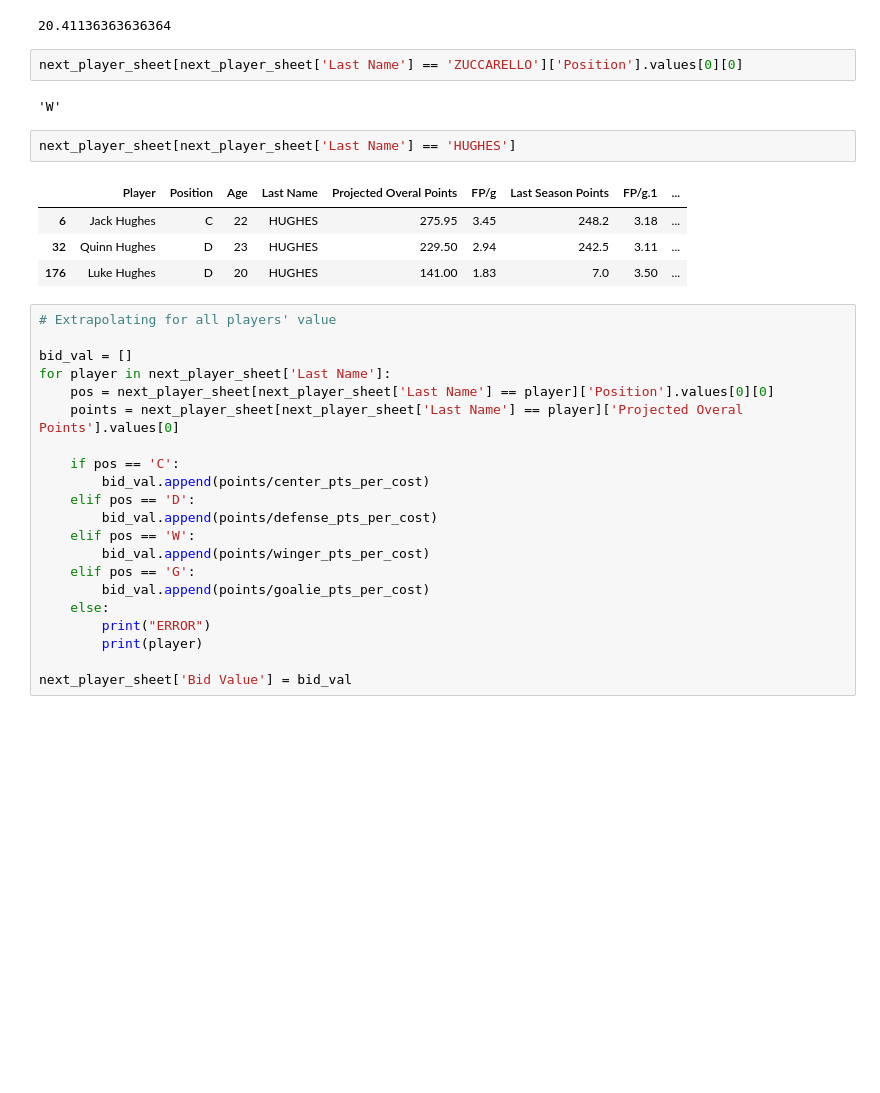
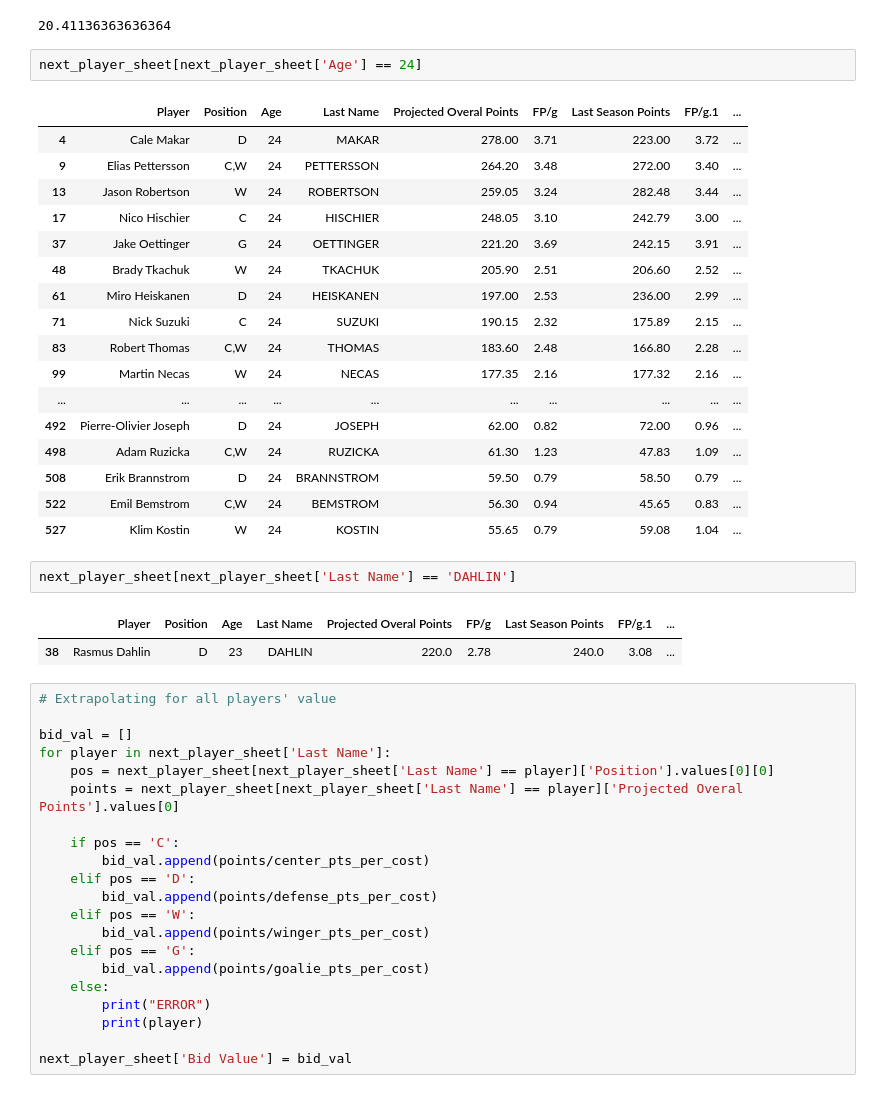
Before and after one commit to GeorgeDave/Fantasy, a Jupyter notebook: manager_price_predictor_experimentation.ipynb, the cells around one changed output. Saved outputs shown, nothing was run; the diff lists cells and outputs as text; blank space fills up the shorter version.

```diff
--- a/manager_price_predictor_experimentation.ipynb
+++ b/manager_price_predictor_experimentation.ipynb
@@ -626,17 +616,31 @@ W Zach_Hyman | Pred points: 179.7  | Pred price: 16
 print(winger_pts_per_cost)
 # %% [output]
 20.41136363636364
+# %%
+next_player_sheet[next_player_sheet['Age'] == 24]
+# %% [output]
+|  | Player | Position | Age | Last Name | Projected Overal Points | FP/g | Last Season Points | FP/g.1 | ... |
+| 4 | Cale Makar | D | 24 | MAKAR | 278.00 | 3.71 | 223.00 | 3.72 | ... |
+| 9 | Elias Pettersson | C,W | 24 | PETTERSSON | 264.20 | 3.48 | 272.00 | 3.40 | ... |
+| 13 | Jason Robertson | W | 24 | ROBERTSON | 259.05 | 3.24 | 282.48 | 3.44 | ... |
+| 17 | Nico Hischier | C | 24 | HISCHIER | 248.05 | 3.10 | 242.79 | 3.00 | ... |
+| 37 | Jake Oettinger | G | 24 | OETTINGER | 221.20 | 3.69 | 242.15 | 3.91 | ... |
+| 48 | Brady Tkachuk | W | 24 | TKACHUK | 205.90 | 2.51 | 206.60 | 2.52 | ... |
+| 61 | Miro Heiskanen | D | 24 | HEISKANEN | 197.00 | 2.53 | 236.00 | 2.99 | ... |
+| 71 | Nick Suzuki | C | 24 | SUZUKI | 190.15 | 2.32 | 175.89 | 2.15 | ... |
+| 83 | Robert Thomas | C,W | 24 | THOMAS | 183.60 | 2.48 | 166.80 | 2.28 | ... |
+| 99 | Martin Necas | W | 24 | NECAS | 177.35 | 2.16 | 177.32 | 2.16 | ... |
+| ... | ... | ... | ... | ... | ... | ... | ... | ... | ... |
+| 492 | Pierre-Olivier Joseph | D | 24 | JOSEPH | 62.00 | 0.82 | 72.00 | 0.96 | ... |
+| 498 | Adam Ruzicka | C,W | 24 | RUZICKA | 61.30 | 1.23 | 47.83 | 1.09 | ... |
+| 508 | Erik Brannstrom | D | 24 | BRANNSTROM | 59.50 | 0.79 | 58.50 | 0.79 | ... |
+| 522 | Emil Bemstrom | C,W | 24 | BEMSTROM | 56.30 | 0.94 | 45.65 | 0.83 | ... |
+| 527 | Klim Kostin | W | 24 | KOSTIN | 55.65 | 0.79 | 59.08 | 1.04 | ... |
 # %%
-next_player_sheet[next_player_sheet['Last Name'] == 'ZUCCARELLO']['Position'].values[0][0]
+next_player_sheet[next_player_sheet['Last Name'] == 'DAHLIN']
 # %% [output]
-'W'
+|  | Player | Position | Age | Last Name | Projected Overal Points | FP/g | Last Season Points | FP/g.1 | ... |
+| 38 | Rasmus Dahlin | D | 23 | DAHLIN | 220.0 | 2.78 | 240.0 | 3.08 | ... |
-# %%
-next_player_sheet[next_player_sheet['Last Name'] == 'HUGHES']
-# %% [output]
-|  | Player | Position | Age | Last Name | Projected Overal Points | FP/g | Last Season Points | FP/g.1 | ... |
-| 6 | Jack Hughes | C | 22 | HUGHES | 275.95 | 3.45 | 248.2 | 3.18 | ... |
-| 32 | Quinn Hughes | D | 23 | HUGHES | 229.50 | 2.94 | 242.5 | 3.11 | ... |
-| 176 | Luke Hughes | D | 20 | HUGHES | 141.00 | 1.83 | 7.0 | 3.50 | ... |
 # %%
 # Extrapolating for all players' value
 
```
Also changed, not shown: parts of 5 cells of this notebook, 1 other file.
